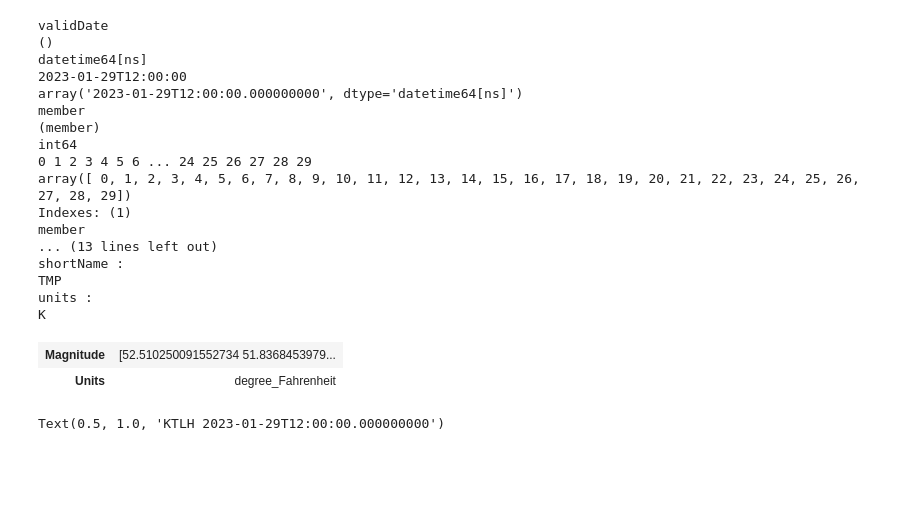
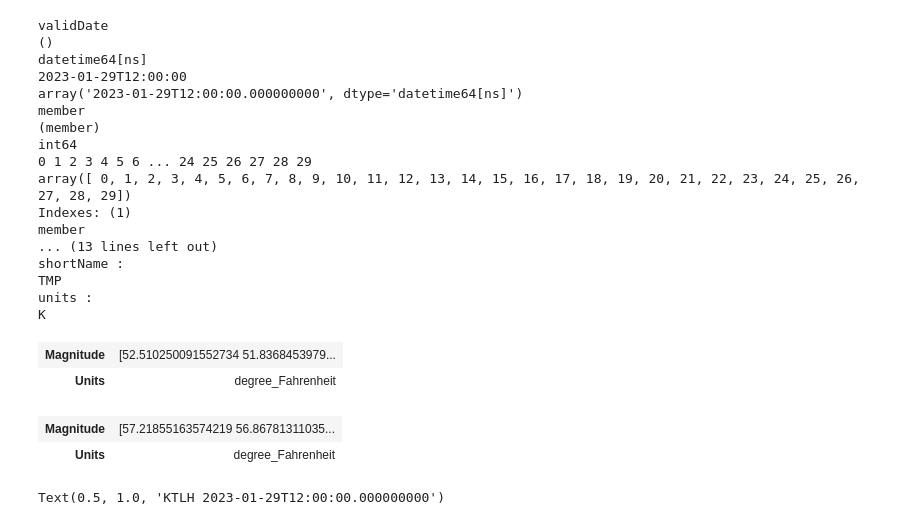
Before and after one commit to SidneyLower-NOAA/SMD_Notebooks, a Jupyter notebook: statistical_surveyor_of_sorts.ipynb, the cells around one changed output. Saved outputs shown, nothing was run; the diff lists cells and outputs as text; code cells hidden in the pictures; blank space fills up the shorter version.

```diff
--- a/statistical_surveyor_of_sorts.ipynb
+++ b/statistical_surveyor_of_sorts.ipynb
@@ -586,6 +586,11 @@ gefs_tall_temp.to(units.fahrenheit)
 # %% [output]
 | Magnitude | [52.510250091552734 51.8368453979... |
 | Units | degree_Fahrenheit |
+# %%
+urma_tall_temp.to(units.fahrenheit)
+# %% [output]
+| Magnitude | [57.21855163574219 56.86781311035... |
+| Units | degree_Fahrenheit |
 # %%
 urma_cdf=ECDF(urma_tall_temp.to(units.fahrenheit))
 # %%
```
Also changed, not shown: parts of 19 cells of this notebook.
